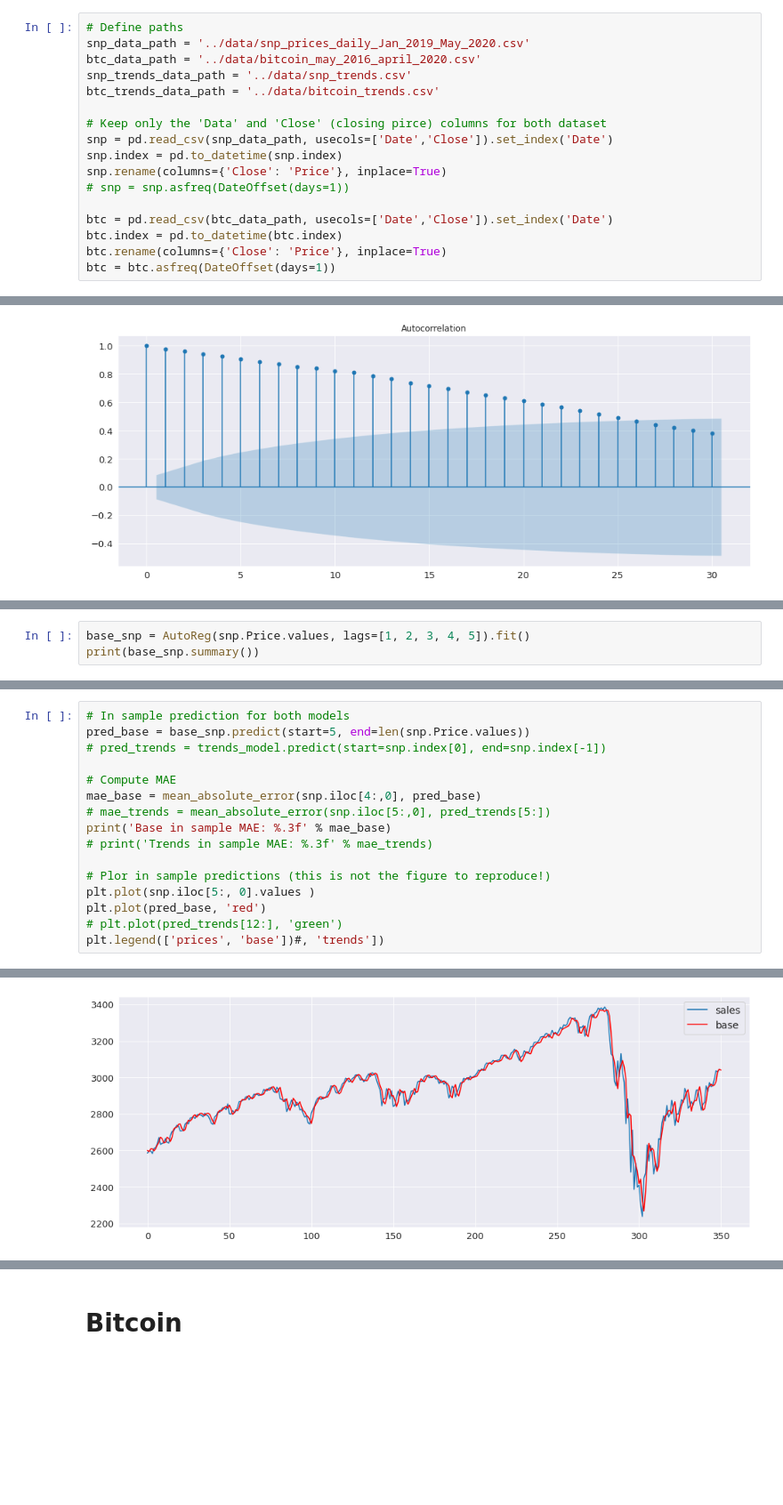
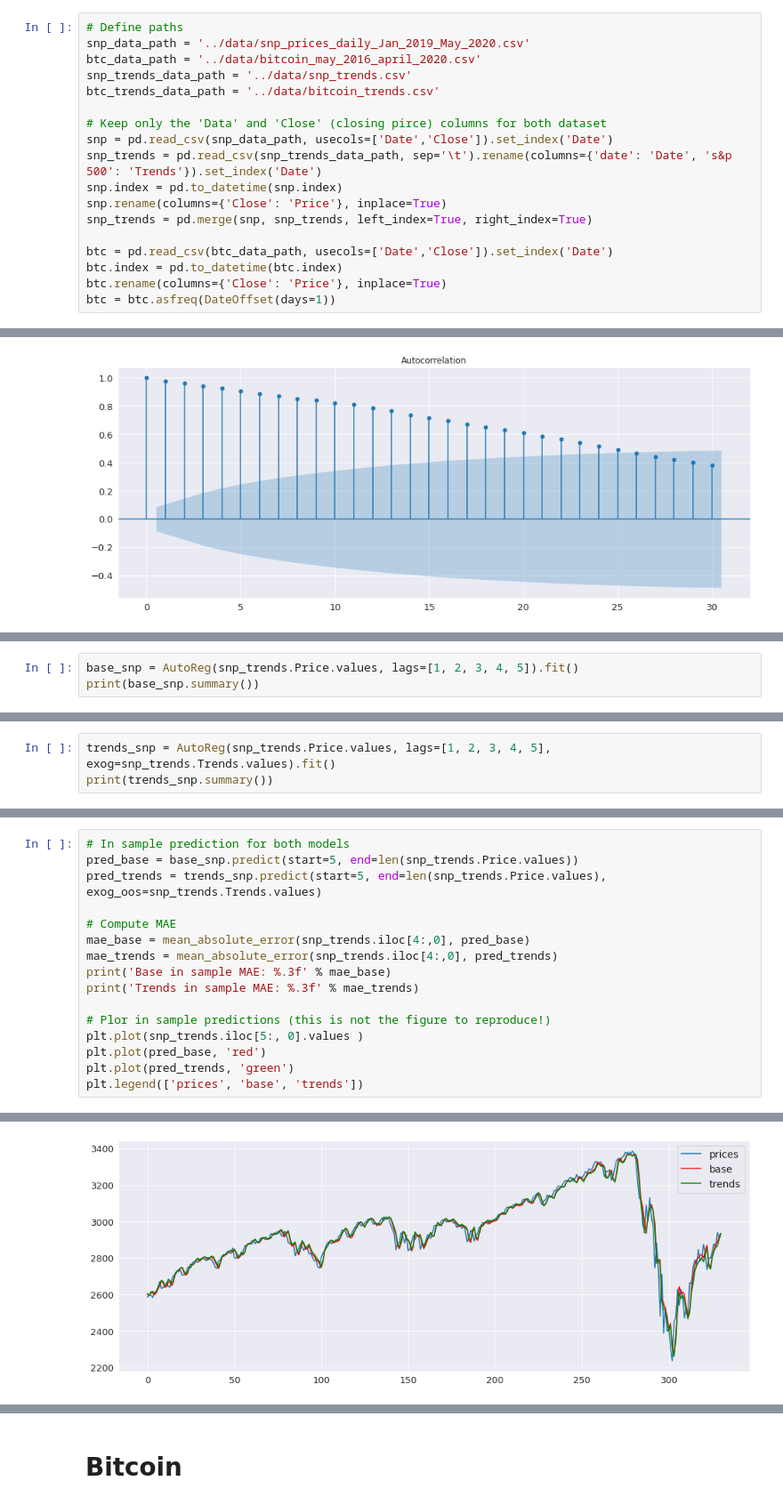
Before and after one commit to epfl-ada/ada-2020-project-milestone-p3-p3_dataurus, a Jupyter notebook: scripts/data.ipynb, the cells around one changed output, grey strips where cells are left out. Shown at 89% size. Saved outputs shown, nothing was run; the diff lists cells and outputs as text; blank space fills up the shorter version.

```diff
--- a/scripts/data.ipynb
+++ b/scripts/data.ipynb
@@ -32,9 +32,10 @@ btc_trends_data_path = '../data/bitcoin_trends.csv'
 
 # Keep only the 'Data' and 'Close' (closing pirce) columns for both dataset
 snp = pd.read_csv(snp_data_path, usecols=['Date','Close']).set_index('Date')
+snp_trends = pd.read_csv(snp_trends_data_path, sep='\t').rename(columns={'date': 'Date', 's&p 500': 'Trends'}).set_index('Date')
 snp.index = pd.to_datetime(snp.index)
 snp.rename(columns={'Close': 'Price'}, inplace=True)
-# snp = snp.asfreq(DateOffset(days=1))
+snp_trends = pd.merge(snp, snp_trends, left_index=True, right_index=True)
 
 btc = pd.read_csv(btc_data_path, usecols=['Date','Close']).set_index('Date')
 btc.index = pd.to_datetime(btc.index)
@@ -115,7 +118,7 @@ Predict data that are already seen. Feed the whole data to the models and predic
 
 ### Base in-sample model
 # %%
-base_snp = AutoReg(snp.Price.values, lags=[1, 2, 3, 4, 5]).fit()
+base_snp = AutoReg(snp_trends.Price.values, lags=[1, 2, 3, 4, 5]).fit()
 print(base_snp.summary())
 # %% [output]
                             AutoReg Model Results
@@ -137 +140,4 @@ AR.5            1.9350           +1.0016j            2.1788            0.0760
 -----------------------------------------------------------------------------
+# %%
+trends_snp = AutoReg(snp_trends.Price.values, lags=[1, 2, 3, 4, 5], exog=snp_trends.Trends.values).fit()
+print(trends_snp.summary())
@@ -138,17 +162,17 @@ AR.5            1.9350           +1.0016j            2.1788            0.0760
 # %%
 # In sample prediction for both models
-pred_base = base_snp.predict(start=5, end=len(snp.Price.values))
-# pred_trends = trends_model.predict(start=snp.index[0], end=snp.index[-1])
+pred_base = base_snp.predict(start=5, end=len(snp_trends.Price.values))
+pred_trends = trends_snp.predict(start=5, end=len(snp_trends.Price.values), exog_oos=snp_trends.Trends.values)
 
 # Compute MAE
-mae_base = mean_absolute_error(snp.iloc[4:,0], pred_base)
-# mae_trends = mean_absolute_error(snp.iloc[5:,0], pred_trends[5:])
+mae_base = mean_absolute_error(snp_trends.iloc[4:,0], pred_base)
+mae_trends = mean_absolute_error(snp_trends.iloc[4:,0], pred_trends)
 print('Base in sample MAE: %.3f' % mae_base)
-# print('Trends in sample MAE: %.3f' % mae_trends)
+print('Trends in sample MAE: %.3f' % mae_trends)
 
 # Plor in sample predictions (this is not the figure to reproduce!)
-plt.plot(snp.iloc[5:, 0].values )
+plt.plot(snp_trends.iloc[5:, 0].values )
 plt.plot(pred_base, 'red')
-# plt.plot(pred_trends[12:], 'green')
-plt.legend(['prices', 'base'])#, 'trends'])
+plt.plot(pred_trends, 'green')
+plt.legend(['prices', 'base', 'trends'])
 # %% [output]
@@ -156,2 +181,2 @@ Base in sample MAE: 11.985
 <matplotlib.legend.Legend at 0x...>
-[figure, old version]
+[figure, new version]
```
Also changed, not shown: parts of 10 cells of this notebook.
